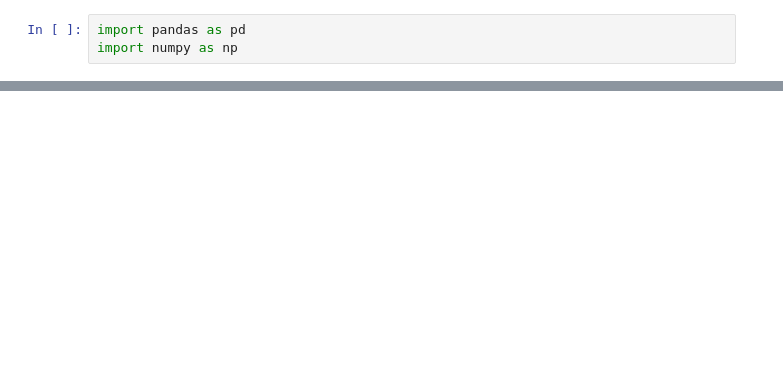
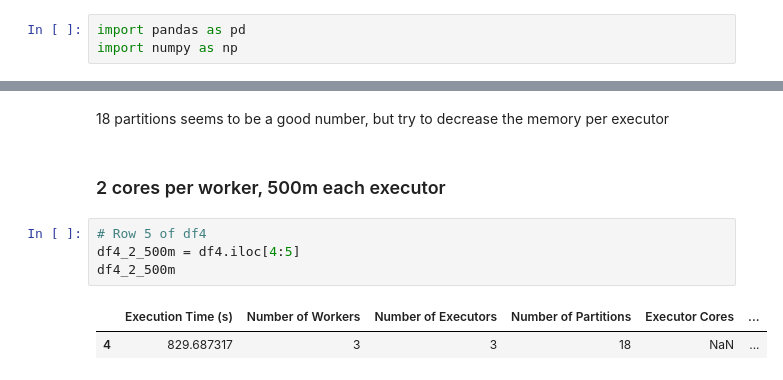
Before and after one commit to ddutjnrevenge-universe/DE_assignments, a Jupyter notebook: 080824/SparkScripts/spark_apps/test.ipynb, the cells around one changed output, grey strips where cells are left out. Cells and saved outputs as stored; diff of their text form; blank space fills up the shorter version.

```diff
--- a/080824/SparkScripts/spark_apps/test.ipynb
+++ b/080824/SparkScripts/spark_apps/test.ipynb
@@ -3,0 +72,11 @@ import numpy as np
+# %% [markdown]
+18 partitions seems to be a good number, but try to decrease the memory per executor
+# %% [markdown]
+### 2 cores per worker, 500m each executor
+# %%
+# Row 5 of df4
+df4_2_500m = df4.iloc[4:5]
+df4_2_500m
+# %% [output]
+|  | Execution Time (s) | Number of Workers | Number of Executors | Number of Partitions | Executor Cores | ... |
+| 4 | 829.687317 | 3 | 3 | 18 | NaN | ... |
```
Also changed, not shown: parts of 34 cells of this notebook, 2 other files.
